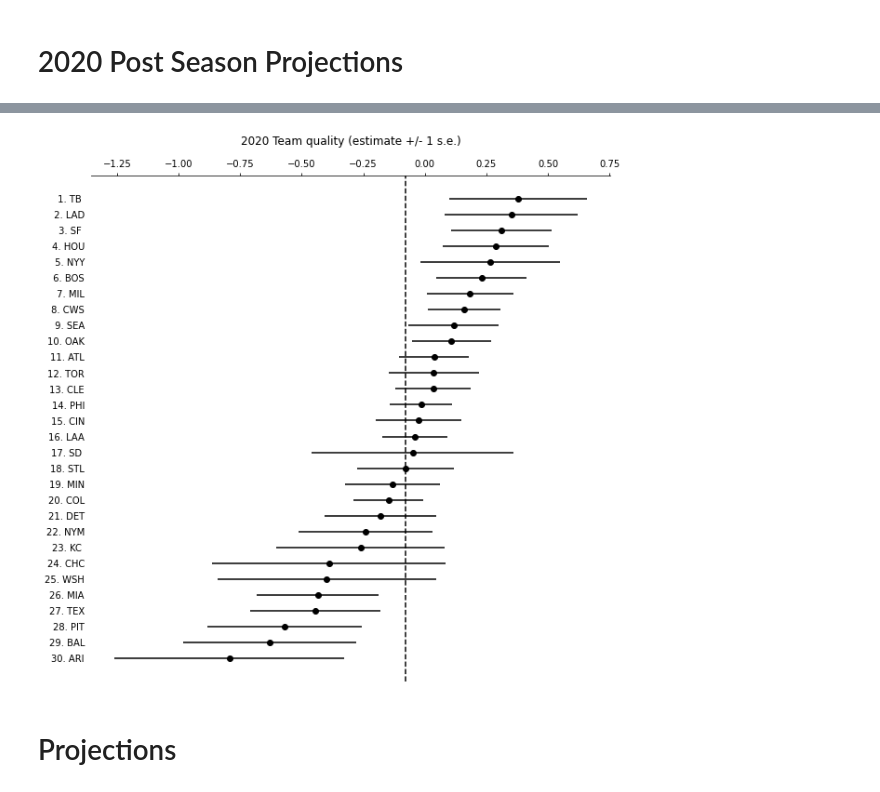
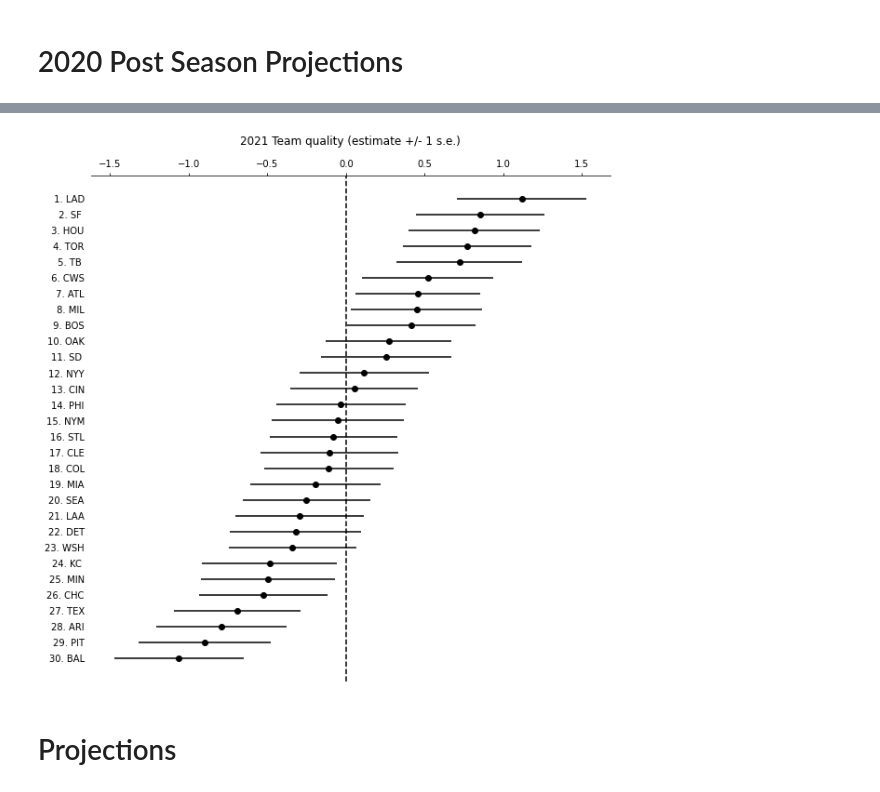
Before and after one commit to dantegates/mlb-statcast, a Jupyter notebook: 2021-postseason-projections.ipynb, the cells around one changed output, grey strips where cells are left out. Drawn from its saved outputs; the diff is of its cells as text; code cells hidden in the pictures.

Commit message:
model converging

```diff
--- a/2021-postseason-projections.ipynb
+++ b/2021-postseason-projections.ipynb
@@ -112,0 +125,2 @@ d = d[d.total_games.eq(1)]
+# %%
+d.sort_values(['date', 'team1'], inplace=True)
@@ -112,0 +182,3 @@ d = d[d.total_games.eq(1)]
+# %%
+d['score_diff1'] = d.score1 - d.score2
+d['score_diff2'] = d.score2 - d.score1
@@ -203,6 +416,6 @@ assert (prior['w_i'][:, :, :-1] <= prior['w_i'][:, :, 1:]).all()
 # %%
 with model:
-    trace = pm.sample(tune=2000)
+    trace = pm.sample()
 # %% [output]
 Auto-assigning NUTS sampler...
 Initializing NUTS using jitter+adapt_diag...
@@ -241,7 +429,0 @@ array([[<AxesSubplot:title={'center':'b'}>,
-# %%
-t.set_value(np.arange(162, dtype='int'))
-home_team_id.set_value(encoder.transform([['LAD']]).repeat(162).astype('int'))
-away_team_id.set_value(encoder.transform([['LAD']]).repeat(162).astype('int'))
-
-post = pm.sample_posterior_predictive(trace, var_names=['a_1', 'β_0', 'β_t', 'w_i'], model=model)
-post['a_1']
@@ -329,8 +555,9 @@ plt.hist(trace['β_t'][:, :, team_id_lookup['LAD']].ravel())
 import matplotlib.pyplot as plt
 import seaborn as sns
 
-estimated_abilities = trace['a_t'][-5000:].mean(axis=(0, 1))
-estimated_abilities_error = trace['a_t'][-5000:].std(axis=(0, 1))
+a_t = trace['β_0']
+estimated_abilities = a_t.mean(axis=0)
+estimated_abilities_error = a_t.std(axis=0)
 team_id_lookup = {i: t for i, t in enumerate(encoder.categories_[0])}
 
 center_line = np.mean(estimated_abilities)
@@ -340,35 +567,35 @@ labels = list(reversed([team_id_lookup[i] for i in range(n_teams)]))
 errors = list(reversed(estimated_abilities_error))
 
 tmp = sorted(zip(values, labels, errors), key=lambda x: x[0])
 values, labels, errors = zip(*tmp)
 labels = [f'{n_teams-i:2}. {L:3}' for i, L in enumerate(labels)]
 
 fig, ax = plt.subplots(figsize=(10, 10))
 
 # remove borders
 sns.despine(left=True, bottom=True, top=False)
 
 # plot error bars
 ax.errorbar(values, range(len(labels)), xerr=errors, fmt='o', color='k')
 
 # label the y-adxis
 plt.yticks(np.arange(len(labels)))
 locs, _ = plt.yticks()
 plt.yticks(locs, labels)
 plt.tick_params(axis='y', which='both', left=False)
 
 # give it a reference line
 ax.axvline(center_line, linestyle='--', color='k')
 
 # Move x axis to top
 ax.xaxis.tick_top()
 
 # polish it off with a title
-_ = ax.set_title('2020 Team quality (estimate +/- 1 s.e.)', y=1.05)
+_ = ax.set_title('2021 Team quality (estimate +/- 1 s.e.)', y=1.05)
 
 # plt.savefig('2020-postseason-projections/team-quality-estimates.png')
 # %% [output]
-[figure, old version]
+[figure, new version]
 # %% [markdown]
 # Projections
 # %% [markdown]
```
Also changed, not shown: parts of 52 cells of this notebook.
